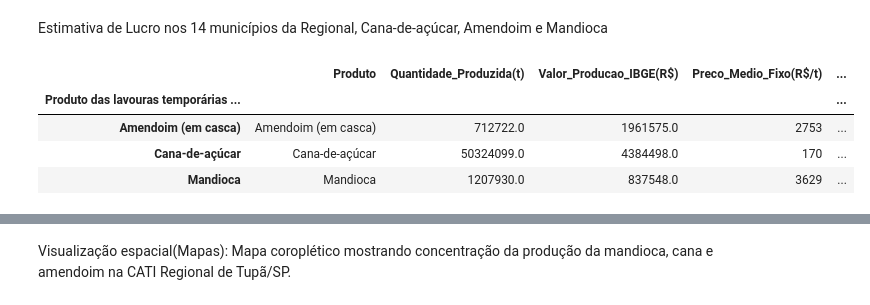
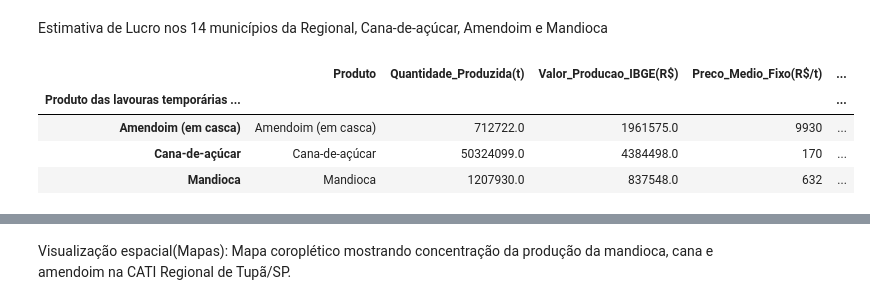
Before and after one commit to LuucasGabriel/PAM_IBGE, a Jupyter notebook: visualizando.ipynb, the cells around one changed output, grey strips where cells are left out. Cells and saved outputs as stored; diff of their text form; code cells hidden in the pictures.

```diff
--- a/visualizando.ipynb
+++ b/visualizando.ipynb
@@ -22,7 +25,9 @@ pam_ibge.columns
 # %% [output]
 Index(['NC', 'NN', 'MN', 'V', 'D1C', 'D1N', 'D2N', 'D3N', 'D4N'], dtype='object')
 # %%
-pam_ibge.rename(columns={'NC': 'Nível Territorial (Código)', 'NN': 'Nível Territorial', 'MN': 'Unidade de Medida', 'V':'Valor', 'D1C': 'Município (Código)', 'D1N': 'Município', 'D2N': 'Variável', 'D3N': 'Ano', 'D4N':'Produto das lavouras temporárias e permanentes'}, inplace=True)
+pam_ibge.rename(columns={'NC': 'Nível Territorial (Código)', 'NN': 'Nível Territorial', 'MN': 'Unidade de Medida', 'V':'Valor',
+                         'D1C': 'Município (Código)', 'D1N': 'Município', 'D2N': 'Variável', 'D3N': 'Ano',
+                           'D4N':'Produto das lavouras temporárias e permanentes'}, inplace=True)
 pam_ibge.head(2)
 # %% [output]
 |  | Nível Territorial (Código) | Nível Territorial | Unidade de Medida | Valor | Município (Código) | Município | ... |
@@ -339,35 +363,32 @@ plt.show()
 # %% [markdown]
 Estimativa de Lucro nos 14 municípios da Regional, Cana-de-açúcar, Amendoim e Mandioca
 # %%
-
 # Quantidade produzida (em toneladas)
 quantidades = prod_agrupados.iloc[:3]
 
 # Valor da produção segundo IBGE (em R$)
 valores_ibge = prod_agrupados2.iloc[:3]
 
 # Preço médio fixo definido ("Amendoim (em casca)","Cana-de-açúcar", "Mandioca") em (R$/t)
-precos_fixos = [2753, 170, 3629]
+precos_fixos = [9930, 170, 632]
 
 # Criar DataFrame
 df = pd.DataFrame({
-    "Produto": ["Amendoim (em casca)","Cana-de-açúcar", "Mandioca"],
+    "Produto": ["Amendoim (em casca)", "Cana-de-açúcar", "Mandioca"],
     "Quantidade_Produzida(t)": quantidades,
     "Valor_Producao_IBGE(R$)": valores_ibge,
-    "Preco_Medio_Fixo(R$/t)": precos_fixos
+    "Preco_Medio_Fixo(R$/t)": precos_fixos,
+
 })
-
-# Preço médio real calculado com base no PAM/IBGE
-df["Preco_Medio_Real(R$/t)"] = df["Valor_Producao_IBGE(R$)"] / df["Quantidade_Produzida(t)"]
 
 # Receita estimada com base no preço médio fixo
 df["Receita_Estimada(R$)"] = df["Quantidade_Produzida(t)"] * df["Preco_Medio_Fixo(R$/t)"]
 
 df.head()
 # %% [output]
 |  | Produto | Quantidade_Produzida(t) | Valor_Producao_IBGE(R$) | Preco_Medio_Fixo(R$/t) | ... |
 | Produto das lavouras temporárias ... |  |  |  |  | ... |
-| Amendoim (em casca) | Amendoim (em casca) | 712722.0 | 1961575.0 | 2753 | ... |
+| Amendoim (em casca) | Amendoim (em casca) | 712722.0 | 1961575.0 | 9930 | ... |
 | Cana-de-açúcar | Cana-de-açúcar | 50324099.0 | 4384498.0 | 170 | ... |
-| Mandioca | Mandioca | 1207930.0 | 837548.0 | 3629 | ... |
+| Mandioca | Mandioca | 1207930.0 | 837548.0 | 632 | ... |
 # %%
```
Also changed, not shown: parts of 18 cells of this notebook, 1 other file.
